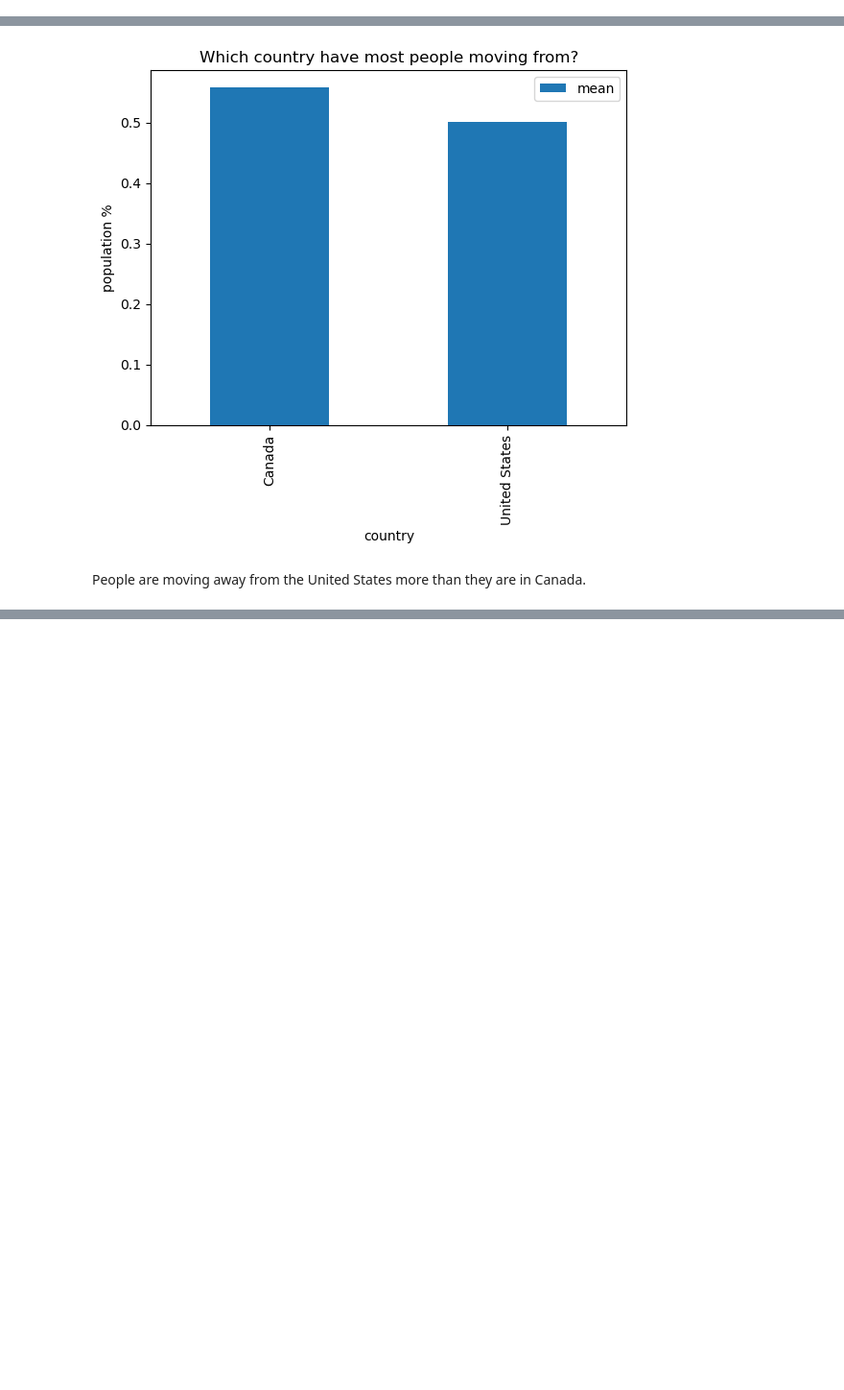
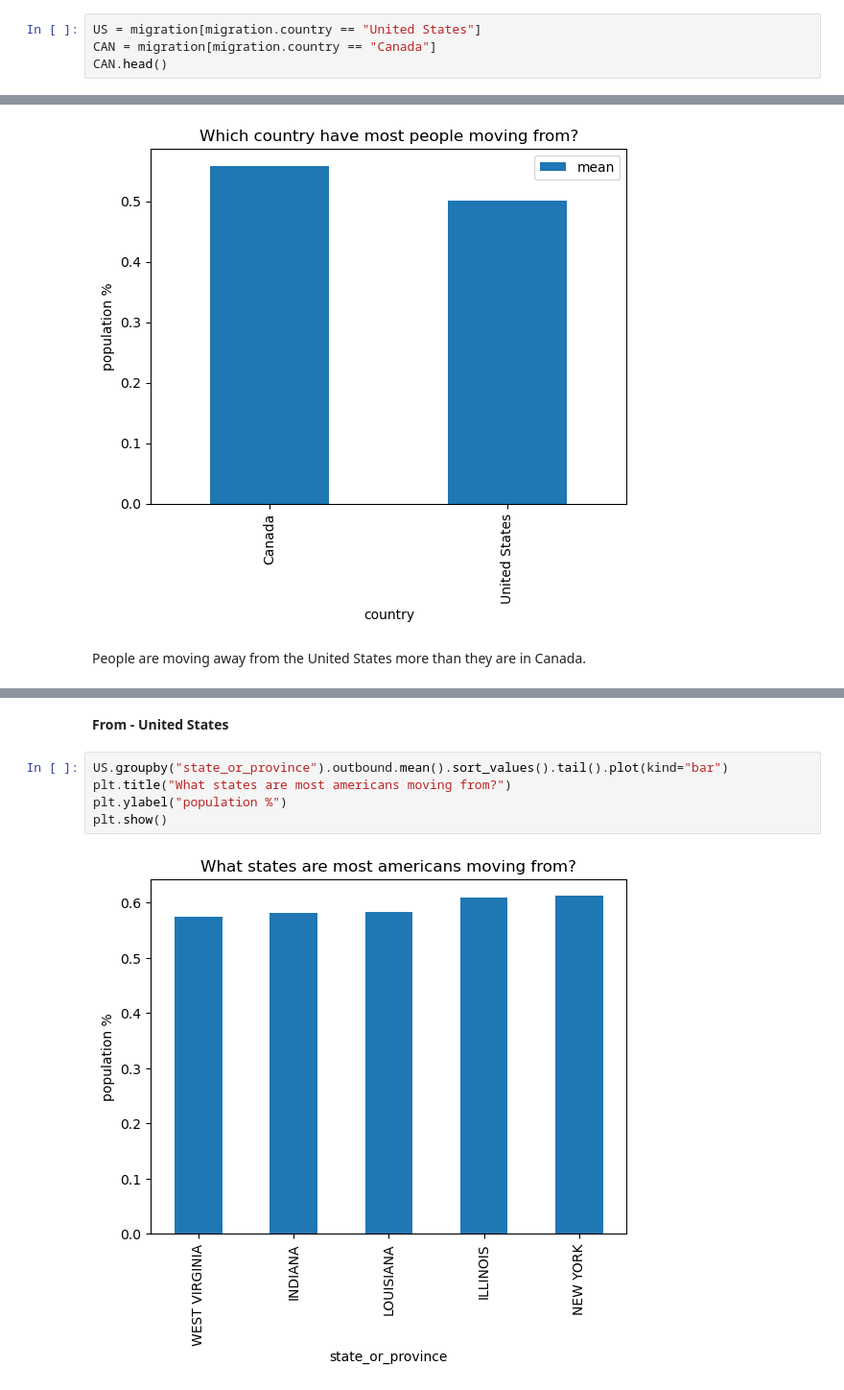
Before and after one commit to MigashaneVictoire/migration_atterns_analysis, a Jupyter notebook: explore.ipynb, the cells around one changed output, grey strips where cells are left out. Shown at 96% size. Cells and saved outputs as stored; diff of their text form; blank space fills up the shorter version.

```diff
--- a/explore.ipynb
+++ b/explore.ipynb
@@ -17,3 +17,7 @@ migration.head()
 | 2 | United States | ALABAMA | 2020 | 0.61 | 0.39 |
 | 3 | United States | ALABAMA | 2019 | 0.57 | 0.43 |
 | 4 | United States | ALABAMA | 2018 | 0.56 | 0.44 |
+# %%
+US = migration[migration.country == "United States"]
+CAN = migration[migration.country == "Canada"]
+CAN.head()
@@ -45,0 +66,9 @@ People are moving away from the United States more than they are in Canada.
+# %% [markdown]
+**From - United States**
+# %%
+US.groupby("state_or_province").outbound.mean().sort_values().tail().plot(kind="bar")
+plt.title("What states are most americans moving from?")
+plt.ylabel("population %")
+plt.show()
+# %% [output]
+[figure, added]
```
Also changed, not shown: parts of 13 cells of this notebook, 1 other file.
